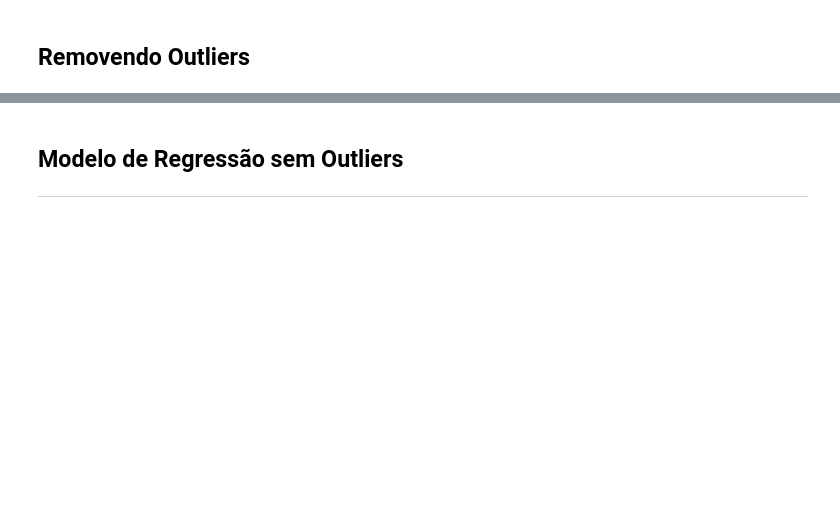
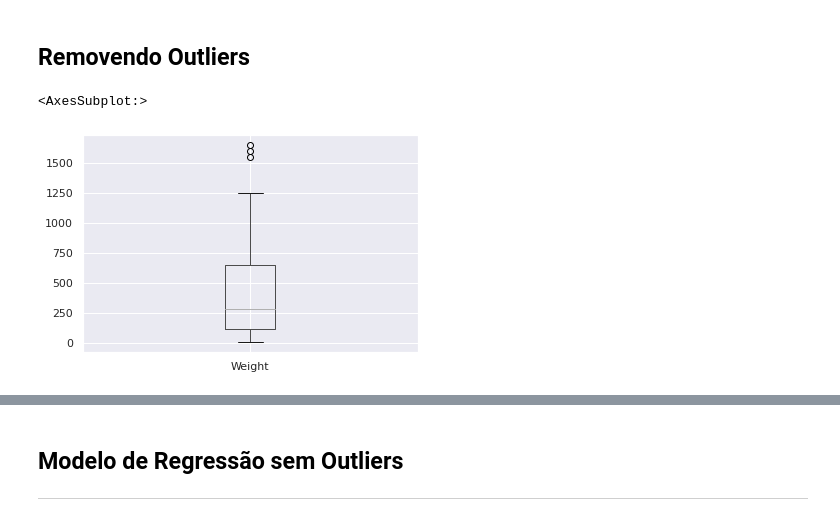
Before and after one commit to walisson-silva-ada/827-data-science, a Jupyter notebook: 02. Regressão Linear/2.2. Regressão Linear Múltipla.ipynb, the cells around one changed output, grey strips where cells are left out. Drawn from its saved outputs; the diff is of its cells as text; code cells hidden in the pictures; blank space fills up the shorter version.

```diff
--- a/02. Regressão Linear/2.2. Regressão Linear Múltipla.ipynb
+++ b/02. Regressão Linear/2.2. Regressão Linear Múltipla.ipynb
@@ -254,2 +294,7 @@ Notes:
 # %% [markdown]
 ## Removendo Outliers
+# %%
+df[['Weight']].boxplot()
+# %% [output]
+<AxesSubplot:>
+[figure, added]
```
Also changed, not shown: parts of 35 cells of this notebook.
